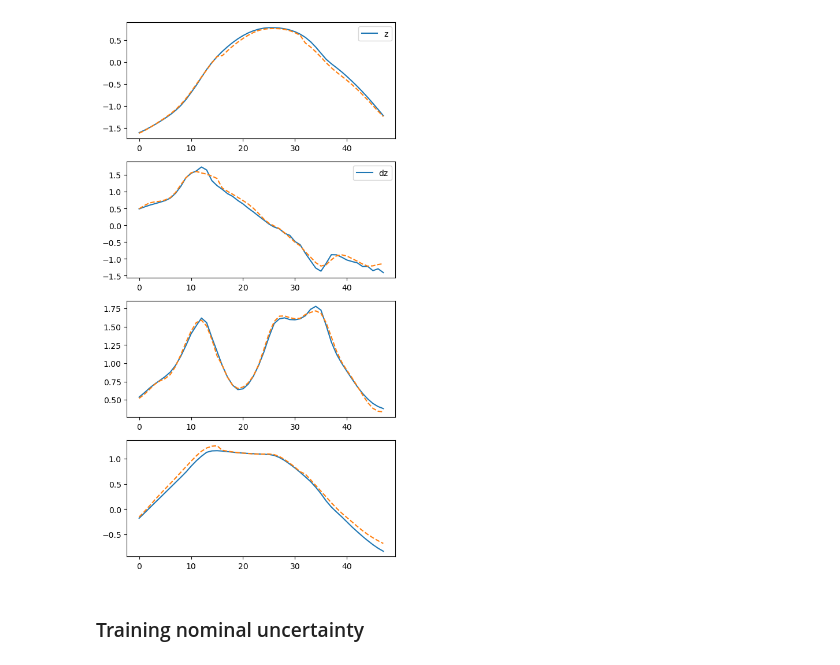
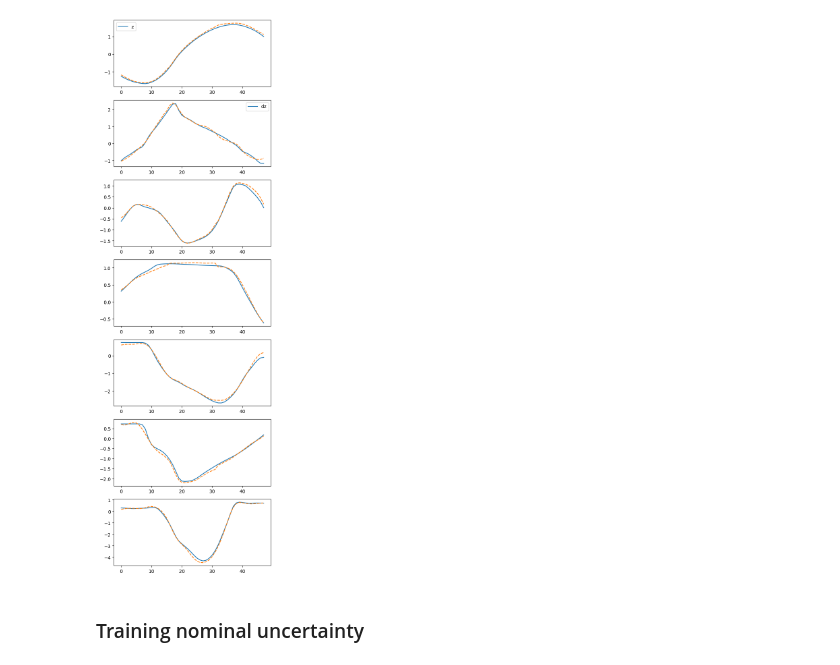
Before and after one commit to maalberg/kind, a Jupyter notebook: examples/mujoco/walker2d/05_model_train_kind.ipynb, the cells around one changed output. Cells and saved outputs as stored; diff of their text form; code cells hidden in the pictures.

```diff
--- a/examples/mujoco/walker2d/05_model_train_kind.ipynb
+++ b/examples/mujoco/walker2d/05_model_train_kind.ipynb
@@ -28,7 +28,7 @@ result_path = '../../../results/mujoco'
 parser = kind.create_args_parser()
 args = parser.parse_args(
     args=[
-        '--file_dir', data_path,
+        '--file_dir', data_dir,
         '--file_name', 'walker2d',
         '--data_nsample_baseline', '918',
         '--data_nsample_nom', '48',
@@ -41,17 +41,17 @@ args = parser.parse_args(
         '--back_nsample', '32',
         '--fore_nsample', '16',
 
-        '--batch_size', '128',
+        '--batch_size', '256',
         '--learning_rate', '0.001',
         '--weight_decay', '0.000001',
-        '--nepoch', '1000',
-        '--patience', '100',
-        '--checkpoints', f'{model_path}/walker2d',
+        '--nepoch', '800',
+        '--patience', '50',
+        '--checkpoints', model_dir,
 
         '--rez_nsample_nom', '16',
         '--rez_nsample_exc', '8',
-        '--embed_nom', '{"sin": 10, "cos": 10}',
-        '--embed_exc', '{"data": 20}',
+        '--embed_nom', '{"sin": 6, "cos": 6}',
+        '--embed_exc', '{"data": 12}',
     ]
 )
 
@@ -87,40 +107,52 @@ training.fit(dataset)
 model.eval()
 data_loader, _, _ = dataset.load(data_type='nom')
 # %%
-jdata = 4
+jdata = 0
 
 with torch.no_grad():
     for back, fore in data_loader:
         true = torch.cat([back, fore], dim=1)
 
         model_o = model(back[[jdata]])
         mean_nom = model_o.mean_nom
 
-        plt.figure(figsize=(6,12))
+        plt.figure(figsize=(6,21))
 
-        plt.subplot(4,1,1)
+        plt.subplot(7,1,1)
         plt.plot(true[jdata, :, 0], label='z')
         plt.plot(mean_nom[0, :, 0], linestyle='dashed')
         plt.legend()
 
-        plt.subplot(4,1,2)
+        plt.subplot(7,1,2)
         plt.plot(true[jdata, :, 9], label='dz')
         plt.plot(mean_nom[0, :, 9], linestyle='dashed')
         plt.legend()
 
-        plt.subplot(4,1,3)
+        plt.subplot(7,1,3)
         plt.plot(true[jdata, :, 1])
         plt.plot(mean_nom[0, :, 1], linestyle='dashed')
 
-        plt.subplot(4,1,4)
+        plt.subplot(7,1,4)
         plt.plot(true[jdata, :, 2])
         plt.plot(mean_nom[0, :, 2], linestyle='dashed')
+
+        plt.subplot(7,1,5)
+        plt.plot(true[jdata, :, 3])
+        plt.plot(mean_nom[0, :, 3], linestyle='dashed')
+
+        plt.subplot(7,1,6)
+        plt.plot(true[jdata, :, 4])
+        plt.plot(mean_nom[0, :, 4], linestyle='dashed')
+
+        plt.subplot(7,1,7)
+        plt.plot(true[jdata, :, 5])
+        plt.plot(mean_nom[0, :, 5], linestyle='dashed')
 
         plt.show()
 
         break
 # %% [output]
-[figure, old version]
+[figure, new version]
 # %% [markdown]
 ### Training nominal uncertainty
 # %%
```
Also changed, not shown: parts of 12 cells of this notebook, 3 other files.
